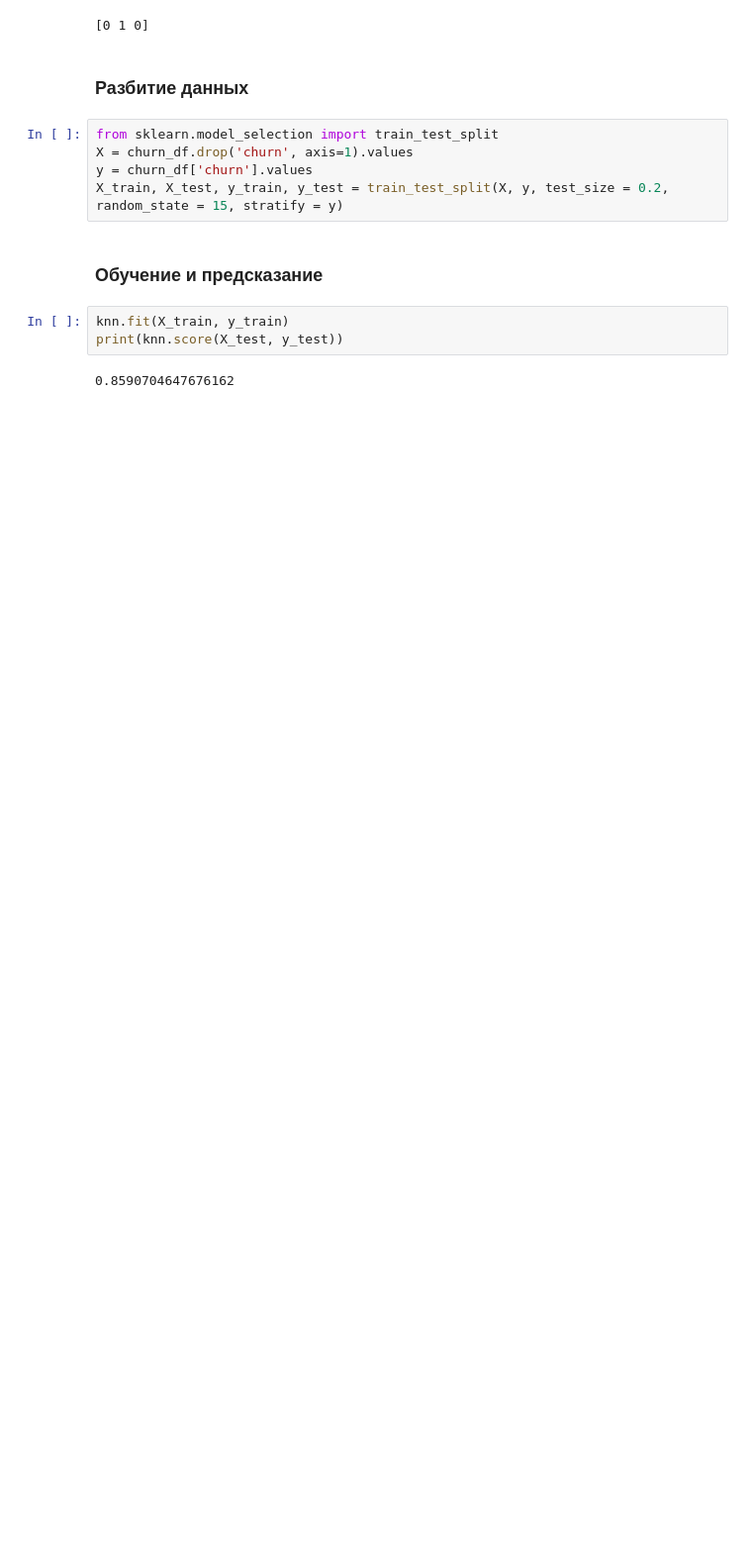
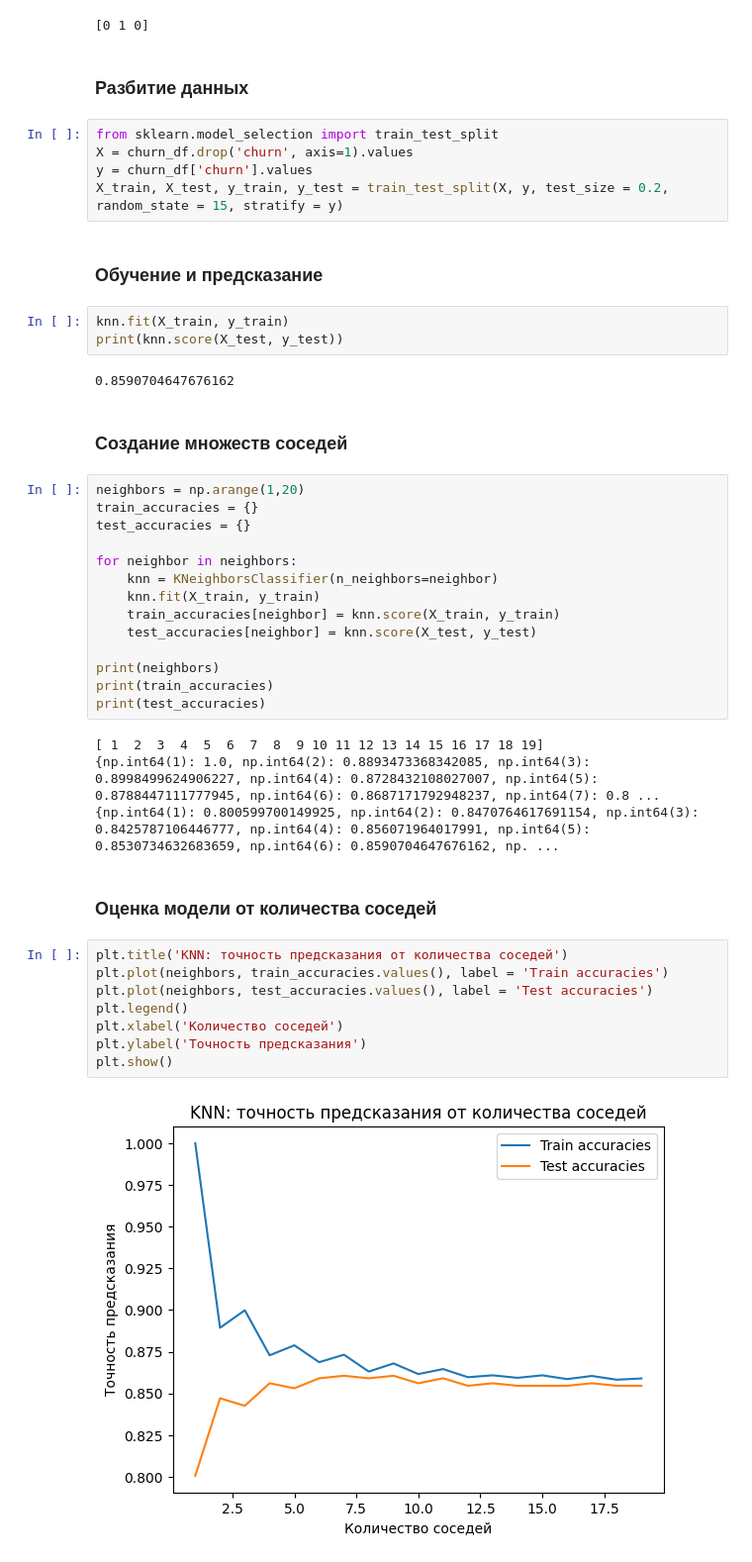
Before and after one commit to golubnichiy/bigdata_0325, a Jupyter notebook: source_03.ipynb, the cells around one changed output. Shown at 99% size. Drawn from its saved outputs; the diff is of its cells as text; blank space fills up the shorter version.

```diff
--- a/source_03.ipynb
+++ b/source_03.ipynb
@@ -106,3 +87,35 @@ knn.fit(X_train, y_train)
 print(knn.score(X_test, y_test))
 # %% [output]
 0.8590704647676162
+# %% [markdown]
+### Создание множеств соседей
+# %%
+neighbors = np.arange(1,20)
+train_accuracies = {}
+test_accuracies = {}
+
+for neighbor in neighbors:
+    knn = KNeighborsClassifier(n_neighbors=neighbor)
+    knn.fit(X_train, y_train)
+    train_accuracies[neighbor] = knn.score(X_train, y_train)
+    test_accuracies[neighbor] = knn.score(X_test, y_test)
+
+print(neighbors)
+print(train_accuracies)
+print(test_accuracies)
+# %% [output]
+[ 1  2  3  4  5  6  7  8  9 10 11 12 13 14 15 16 17 18 19]
+{np.int64(1): 1.0, np.int64(2): 0.8893473368342085, np.int64(3): 0.8998499624906227, np.int64(4): 0.8728432108027007, np.int64(5): 0.8788447111777945, np.int64(6): 0.8687171792948237, np.int64(7): 0.8 ...
+{np.int64(1): 0.800599700149925, np.int64(2): 0.8470764617691154, np.int64(3): 0.8425787106446777, np.int64(4): 0.856071964017991, np.int64(5): 0.8530734632683659, np.int64(6): 0.8590704647676162, np. ...
+# %% [markdown]
+### Оценка модели от количества соседей
+# %%
+plt.title('KNN: точность предсказания от количества соседей')
+plt.plot(neighbors, train_accuracies.values(), label = 'Train accuracies')
+plt.plot(neighbors, test_accuracies.values(), label = 'Test accuracies')
+plt.legend()
+plt.xlabel('Количество соседей')
+plt.ylabel('Точность предсказания')
+plt.show()
+# %% [output]
+[figure, added]
```
Also changed, not shown: parts of 1 cell of this notebook, 4 other files.
